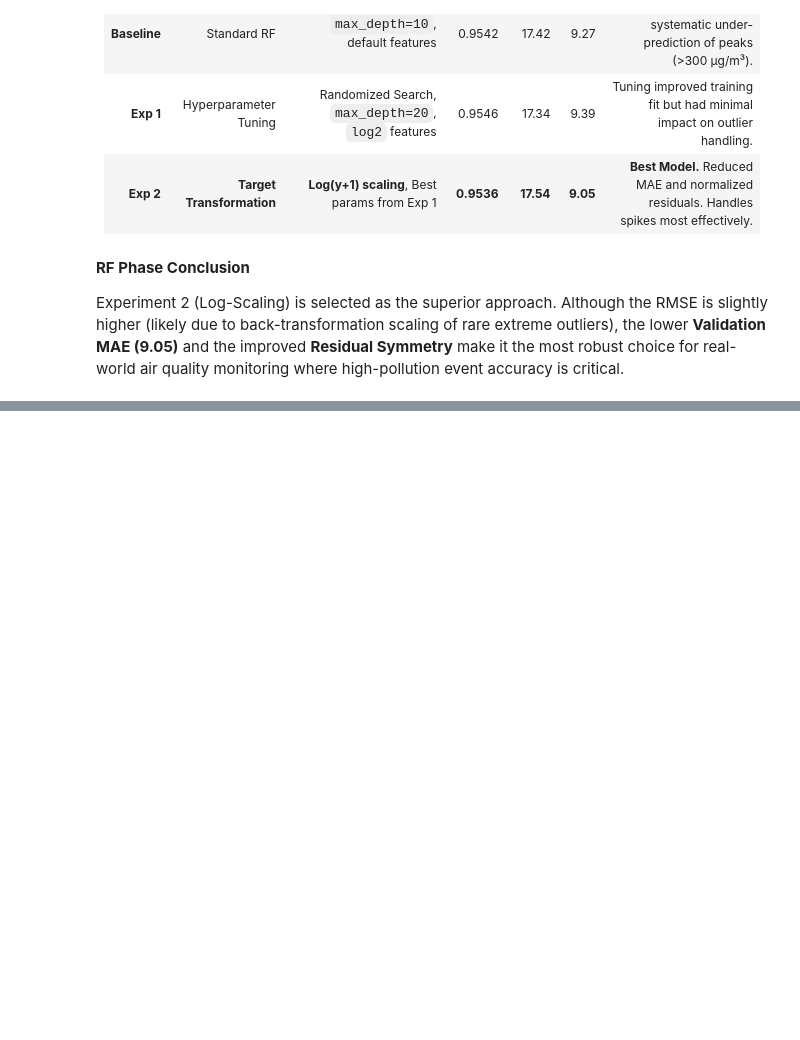
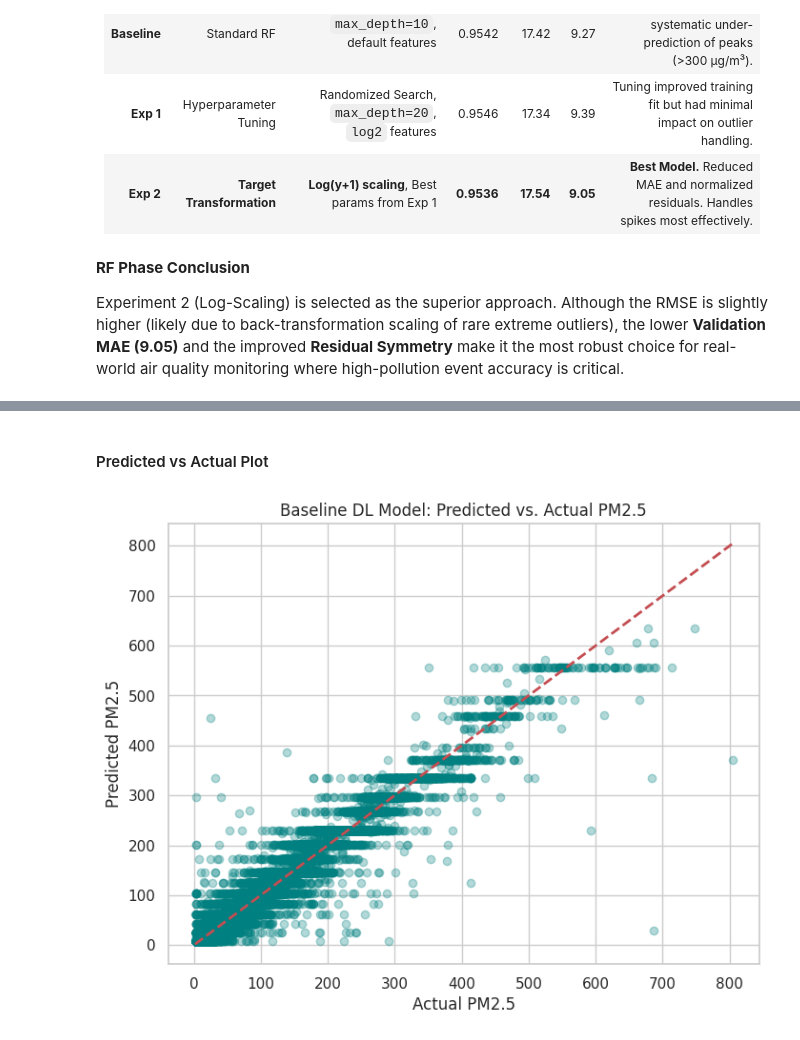
Before and after one commit to hd77alu/formative1_timeseries_air-quality, a Jupyter notebook: Group_5_Formative_1_TimeSeries.ipynb, the cells around one changed output, grey strips where cells are left out. Cells and saved outputs as stored; diff of their text form; code cells hidden in the pictures; blank space fills up the shorter version.

Commit message:
chore: updated notebook with random forest with a deeplearning model

```diff
--- a/Group_5_Formative_1_TimeSeries.ipynb
+++ b/Group_5_Formative_1_TimeSeries.ipynb
@@ -960,0 +1062,20 @@ Experiment 2 (Log-Scaling) is selected as the superior approach. Although the RM
+# %%
+# Reshaping 2D Data Tables into 3D Tensors for Deep Learning
+
+# Explicitly Converting Data to Pure Numbers
+X_train_numeric = X_train.astype('float32')
+X_val_numeric = X_val.astype('float32')
+X_test_numeric = X_test.astype('float32')
+
+y_train_numeric = y_train.astype('float32')
+y_val_numeric = y_val.astype('float32')
+y_test_numeric = y_test.astype('float32')
+
+# Reshaping the NUMERIC Variables into 3D Tensors
+X_train_3D = np.reshape(X_train_numeric.values, (X_train_numeric.shape[0], 1, X_train_numeric.shape[1]))
+X_val_3D = np.reshape(X_val_numeric.values, (X_val_numeric.shape[0], 1, X_val_numeric.shape[1]))
+X_test_3D = np.reshape(X_test_numeric.values, (X_test_numeric.shape[0], 1, X_test_numeric.shape[1]))
+
+print("Data arrays successfully reshaped :")
+print(f" X_train_3D Shape: {X_train_3D.shape}")
+print(f" X_val_3D Shape:   {X_val_3D.shape}\n")
@@ -960,0 +1155,10 @@ Experiment 2 (Log-Scaling) is selected as the superior approach. Although the RM
+# %%
+# Metrics
+y_pred_base = get_dl_regression_metrics(
+    dl_baseline_model,
+    X_train_3D,
+    y_train_numeric,
+    X_val_3D,
+    y_val_numeric,
+    "Baseline DL Model"
+)
@@ -960,0 +1189,7 @@ Experiment 2 (Log-Scaling) is selected as the superior approach. Although the RM
+# %% [markdown]
+#### Predicted vs Actual Plot
+# %%
+# Generating the scatter plot
+plot_dl_predicted_vs_actual(y_val_numeric, y_pred_base, "Baseline DL Model")
+# %% [output]
+[figure, added]
```
Also changed, not shown: parts of 39 cells of this notebook.
